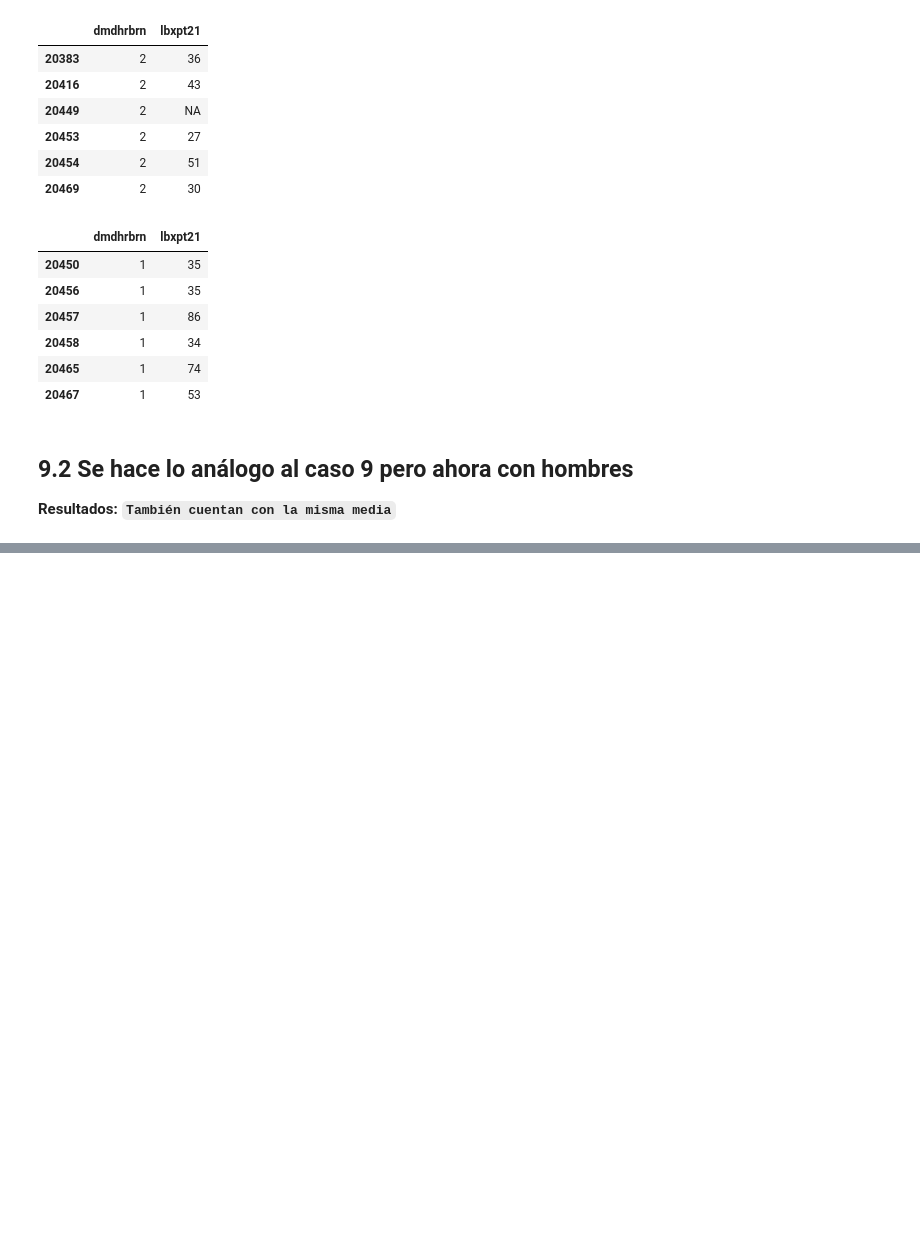
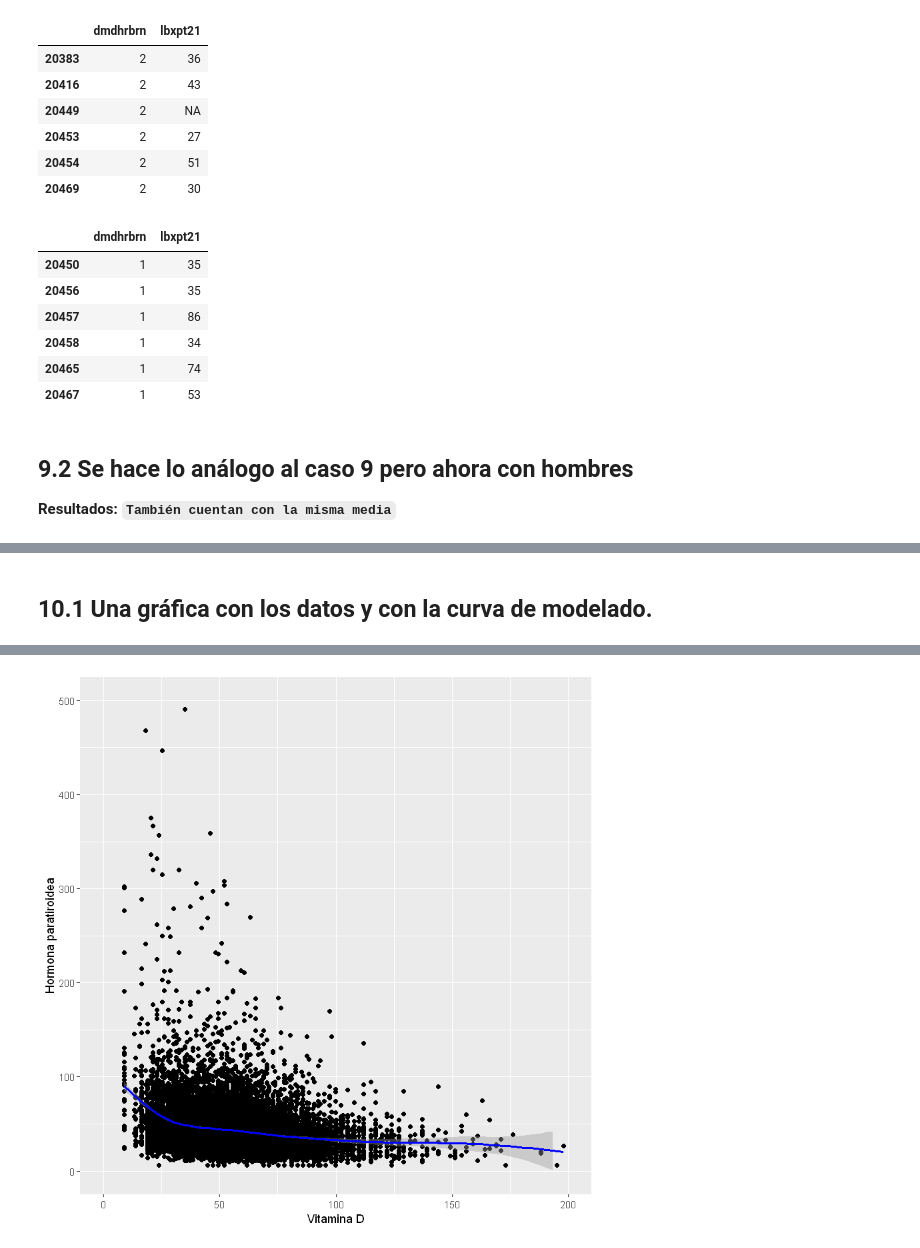
Before and after one commit to victornoriega/nhanes-project, a Jupyter notebook: Proyecto2.ipynb, the cells around one changed output, grey strips where cells are left out. Drawn from its saved outputs; the diff is of its cells as text; code cells hidden in the pictures; blank space fills up the shorter version.

Commit message:
Curva no lineal

```diff
--- a/Proyecto2.ipynb
+++ b/Proyecto2.ipynb
@@ -353,0 +380,12 @@ mean of x mean of y
+# %% [markdown]
+## 10.1 Una gráfica con los datos y con la curva de modelado.
+# %%
+colnames(BaseDatos) <- make.unique(names(BaseDatos))
+ggplot(data=BaseDatos, aes(x=lbdvidms, y=lbxpt21)) +
+geom_point() +
+geom_smooth(color="Blue", se=T) +
+geom_smooth(method="nls", formula=y~SSasymp(x, Asym, R0, lrc), color="red", se=T, fullrange=T) +
+scale_x_continuous(limits=c(0,200)) +
+scale_y_continuous(limits=c(0, 500)) +
+xlab("Vitamina D") + ylab("Hormona paratiroidea")
+# %% [output]
@@ -353,0 +399 @@ mean of x mean of y
+[figure, added]
```
Also changed, not shown: parts of 7 cells of this notebook.
